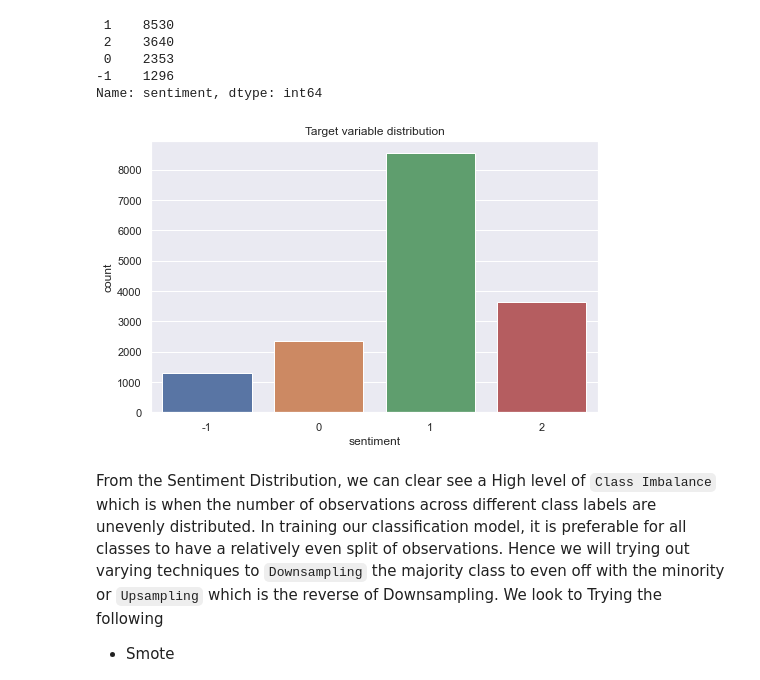
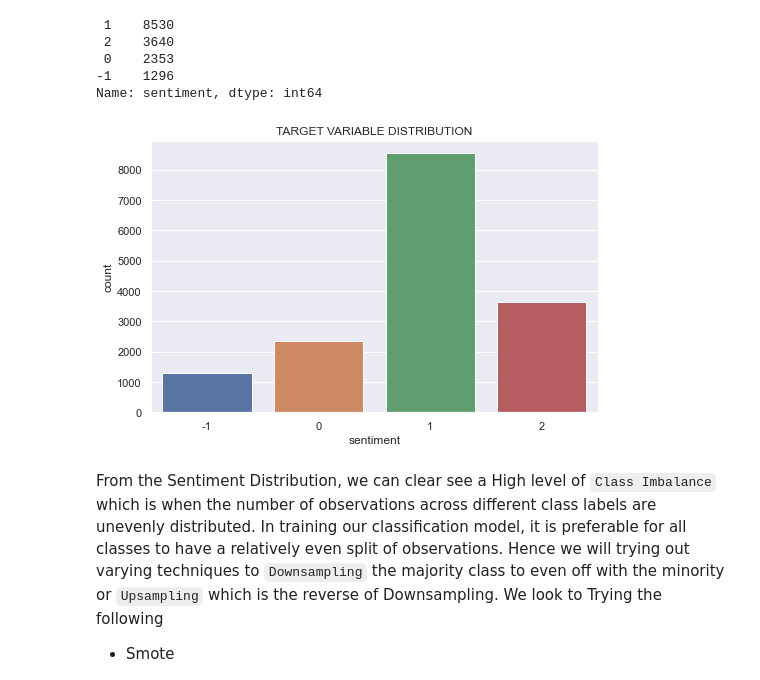
Before and after one commit to ogbeiedward/Climate-Change-Belief-Analysis-2022, a Jupyter notebook: Project File/5.0 Advance_Classification_Notebook.ipynb, the cells around one changed output. Cells and saved outputs as stored; diff of their text form; code cells hidden in the pictures.

```diff
--- a/Project File/5.0 Advance_Classification_Notebook.ipynb
+++ b/Project File/5.0 Advance_Classification_Notebook.ipynb
@@ -326,12 +331,12 @@ Name: sentiment, dtype: int64
 # %%
 # Target variable distribution
 sns.set_style('darkgrid')
 plt.figure(figsize=(8, 5))
 sns.countplot(df_train['sentiment'])
-plt.title('Target variable distribution')
+plt.title('TARGET VARIABLE DISTRIBUTION')
 plt.show()
 # %% [output]
-[figure, old version]
+[figure, new version]
 # %% [markdown]
 From the Sentiment Distribution, we can clear see a High level of `Class Imbalance` which is when the number of observations across different class labels are unevenly distributed. In training our classification model, it is preferable for all classes to have a relatively even split of observations. Hence we will trying out varying techniques to `Downsampling` the majority class to even off with the minority or `Upsampling` which is the reverse of Downsampling. We look to Trying the following
 - Smote
```
Also changed, not shown: parts of 90 cells of this notebook, 3 other files.
